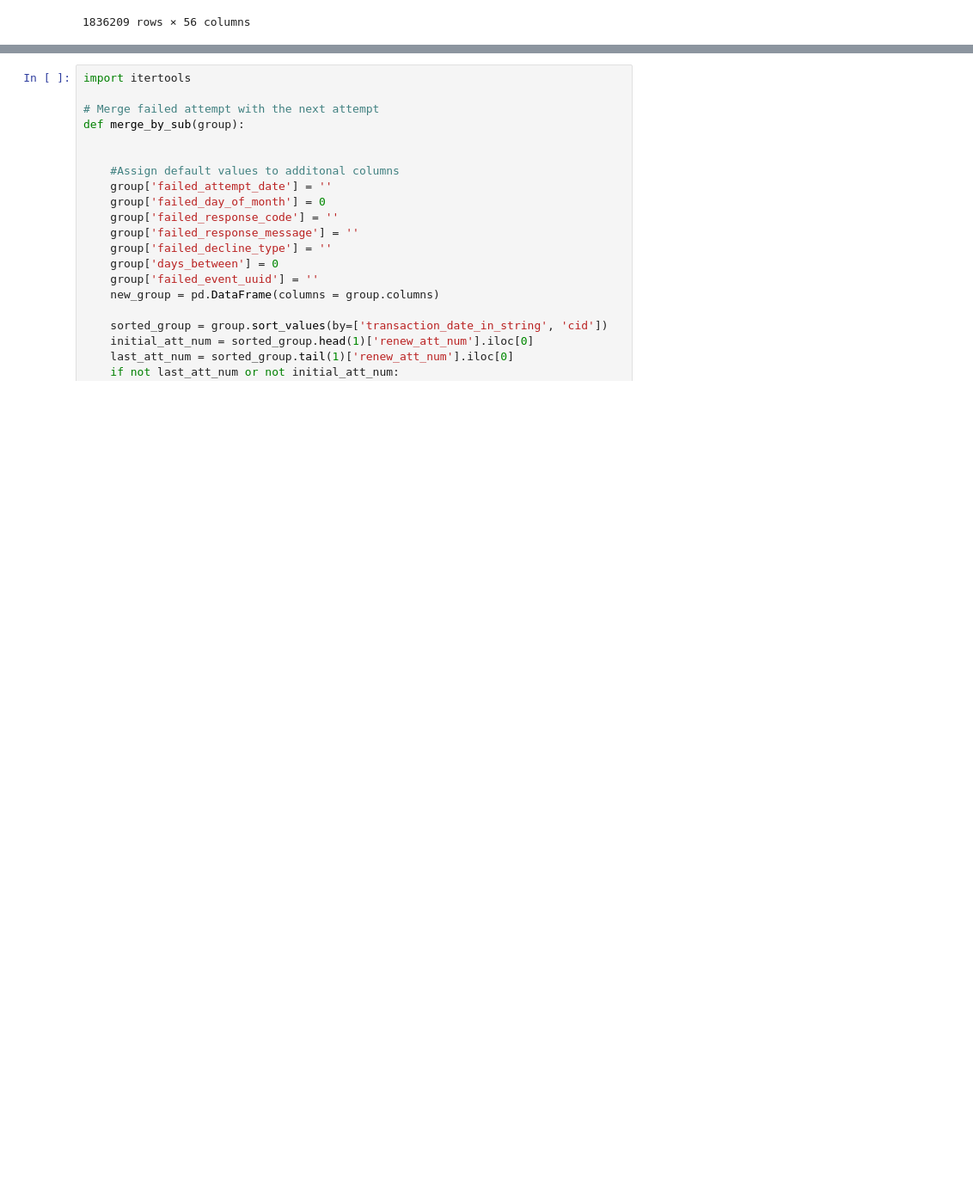
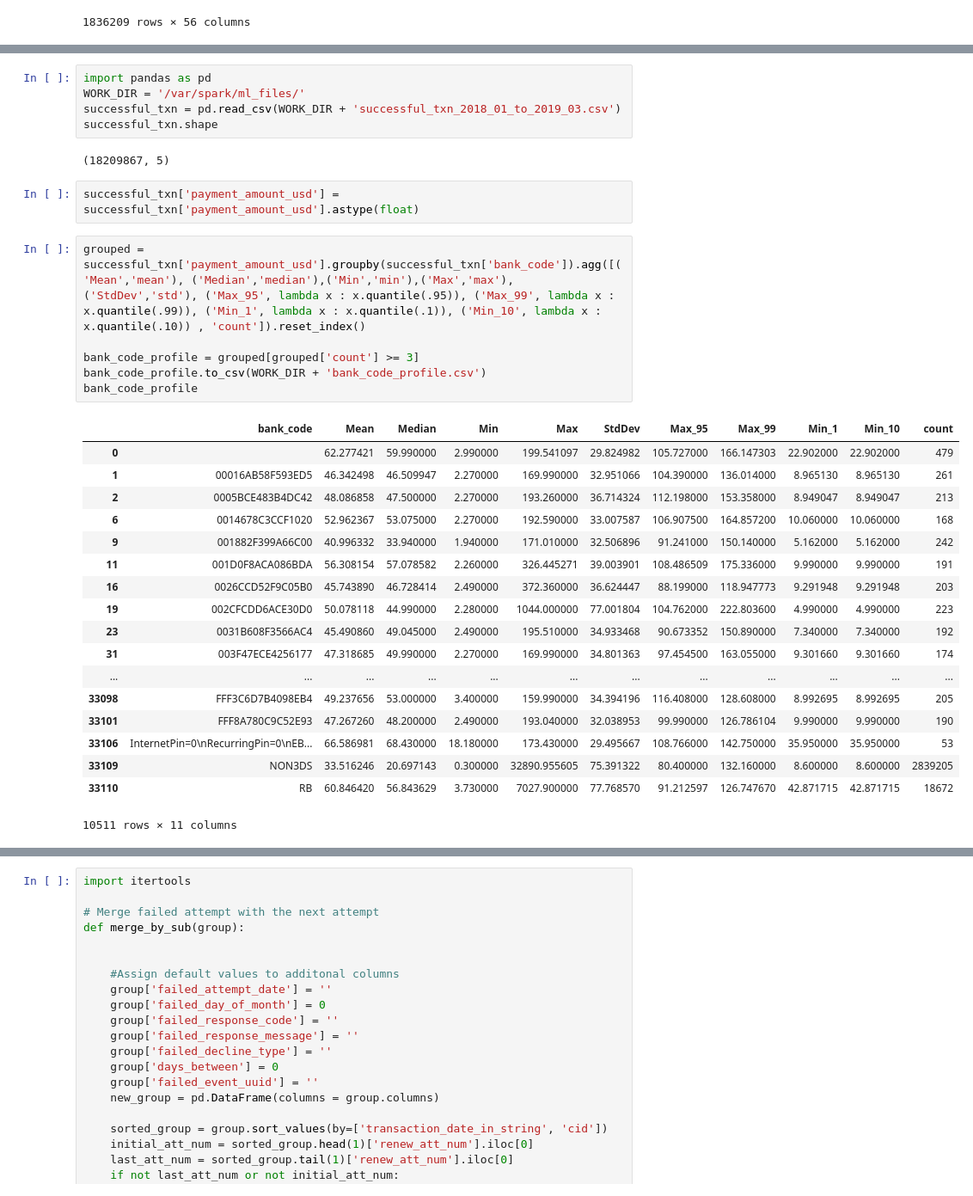
Before and after one commit to songyunlu/ml_training_tool, a Jupyter notebook: best_retry_data_processing_tool.ipynb, the cells around one changed output, grey strips where cells are left out. Shown at 86% size. Saved outputs shown, nothing was run; the diff lists cells and outputs as text; blank space fills up the shorter version.

```diff
--- a/best_retry_data_processing_tool.ipynb
+++ b/best_retry_data_processing_tool.ipynb
@@ -1187,0 +836,34 @@ pdf_all_07[pdf_all_07['subsegment_id'].isin([13865645800, 16460118700, 118157403
+# %%
+import pandas as pd
+WORK_DIR = '/var/spark/ml_files/'
+successful_txn = pd.read_csv(WORK_DIR + 'successful_txn_2018_01_to_2019_03.csv')
+successful_txn.shape
+# %% [output]
+(18209867, 5)
+# %%
+successful_txn['payment_amount_usd'] = successful_txn['payment_amount_usd'].astype(float)
+# %%
+grouped = successful_txn['payment_amount_usd'].groupby(successful_txn['bank_code']).agg([('Mean','mean'), ('Median','median'),('Min','min'),('Max','max'),('StdDev','std'), ('Max_95', lambda x : x.quantile(.95)), ('Max_99', lambda x : x.quantile(.99)), ('Min_1', lambda x : x.quantile(.1)), ('Min_10', lambda x : x.quantile(.10)) , 'count']).reset_index()
+
+bank_code_profile = grouped[grouped['count'] >= 3]
+bank_code_profile.to_csv(WORK_DIR + 'bank_code_profile.csv')
+bank_code_profile
+# %% [output]
+|  | bank_code | Mean | Median | Min | Max | StdDev | Max_95 | Max_99 | Min_1 | Min_10 | count |
+| 0 |  | 62.277421 | 59.990000 | 2.990000 | 199.541097 | 29.824982 | 105.727000 | 166.147303 | 22.902000 | 22.902000 | 479 |
+| 1 | 00016AB58F593ED5 | 46.342498 | 46.509947 | 2.270000 | 169.990000 | 32.951066 | 104.390000 | 136.014000 | 8.965130 | 8.965130 | 261 |
+| 2 | 0005BCE483B4DC42 | 48.086858 | 47.500000 | 2.270000 | 193.260000 | 36.714324 | 112.198000 | 153.358000 | 8.949047 | 8.949047 | 213 |
+| 6 | 0014678C3CCF1020 | 52.962367 | 53.075000 | 2.270000 | 192.590000 | 33.007587 | 106.907500 | 164.857200 | 10.060000 | 10.060000 | 168 |
+| 9 | 001882F399A66C00 | 40.996332 | 33.940000 | 1.940000 | 171.010000 | 32.506896 | 91.241000 | 150.140000 | 5.162000 | 5.162000 | 242 |
+| 11 | 001D0F8ACA086BDA | 56.308154 | 57.078582 | 2.260000 | 326.445271 | 39.003901 | 108.486509 | 175.336000 | 9.990000 | 9.990000 | 191 |
+| 16 | 0026CCD52F9C05B0 | 45.743890 | 46.728414 | 2.490000 | 372.360000 | 36.624447 | 88.199000 | 118.947773 | 9.291948 | 9.291948 | 203 |
+| 19 | 002CFCDD6ACE30D0 | 50.078118 | 44.990000 | 2.280000 | 1044.000000 | 77.001804 | 104.762000 | 222.803600 | 4.990000 | 4.990000 | 223 |
+| 23 | 0031B608F3566AC4 | 45.490860 | 49.045000 | 2.490000 | 195.510000 | 34.933468 | 90.673352 | 150.890000 | 7.340000 | 7.340000 | 192 |
+| 31 | 003F47ECE4256177 | 47.318685 | 49.990000 | 2.270000 | 169.990000 | 34.801363 | 97.454500 | 163.055000 | 9.301660 | 9.301660 | 174 |
+| ... | ... | ... | ... | ... | ... | ... | ... | ... | ... | ... | ... |
+| 33098 | FFF3C6D7B4098EB4 | 49.237656 | 53.000000 | 3.400000 | 159.990000 | 34.394196 | 116.408000 | 128.608000 | 8.992695 | 8.992695 | 205 |
+| 33101 | FFF8A780C9C52E93 | 47.267260 | 48.200000 | 2.490000 | 193.040000 | 32.038953 | 99.990000 | 126.786104 | 9.990000 | 9.990000 | 190 |
+| 33106 | InternetPin=0\nRecurringPin=0\nEB... | 66.586981 | 68.430000 | 18.180000 | 173.430000 | 29.495667 | 108.766000 | 142.750000 | 35.950000 | 35.950000 | 53 |
+| 33109 | NON3DS | 33.516246 | 20.697143 | 0.300000 | 32890.955605 | 75.391322 | 80.400000 | 132.160000 | 8.600000 | 8.600000 | 2839205 |
+| 33110 | RB | 60.846420 | 56.843629 | 3.730000 | 7027.900000 | 77.768570 | 91.212597 | 126.747670 | 42.871715 | 42.871715 | 18672 |
+10511 rows × 11 columns
```
Also changed, not shown: parts of 117 cells of this notebook, 9 other files.
